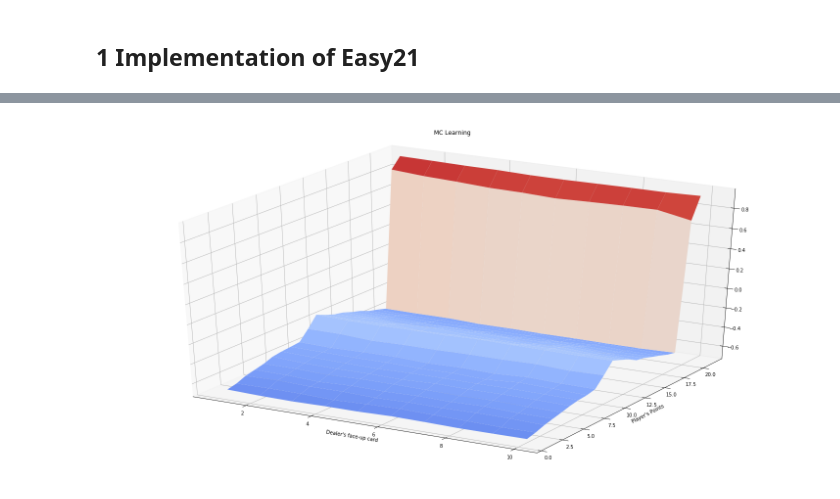
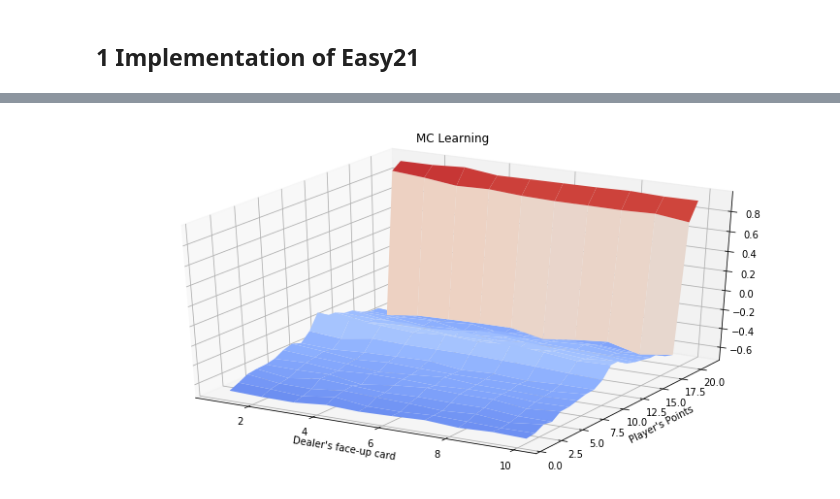
Before and after one commit to neo-pan/RL_notebook, a Jupyter notebook: Assignment_Easy21.ipynb, the cells around one changed output, grey strips where cells are left out. Drawn from its saved outputs; the diff is of its cells as text; code cells hidden in the pictures.

```diff
--- a/Assignment_Easy21.ipynb
+++ b/Assignment_Easy21.ipynb
@@ -180,3 +180,24 @@ def MC_Learning(MDP, episodes, policy, gamma = 1):
             V[s] += (G - V[s])/ N[s]
         episode += 1
     return V
+# %%
+def plot_value_function(V, title, fig = None, pos = None):
+    max_x = max(x[0] for x in V)
+    min_x = min(x[0] for x in V)
+    max_y = max(x[1] for x in V)
+    min_y = min(x[1] for x in V)
+
+    x = np.arange(min_x, max_x+1)           # 生成 x 坐标，表示玩家此刻的点数
+    y = np.arange(min_y, max_y+1)             # 生成 y 坐标，表示庄家的明牌
+    X, Y = np.meshgrid(x, y)        # 生成 meshgrid
+    # 画图
+    Z = np.apply_along_axis(lambda _: V[(_[0], _[1])], 2, np.dstack([X, Y]))
+    if fig is None:
+        fig = plt.figure(figsize=(10, 5))
+        ax = Axes3D(fig)
+    else:
+        ax = fig.add_subplot(pos, projection='3d')
+    ax.plot_surface(Y, X, Z, rstride=1, cstride=1, cmap=matplotlib.cm.coolwarm, vmin=-1, vmax=1)
+    ax.set_xlabel("Dealer's face-up card")
+    ax.set_ylabel("Player's Points")
+    fig.suptitle(title)
@@ -183,3 +210,3 @@ def MC_Learning(MDP, episodes, policy, gamma = 1):
 # %%
 env = Easy21()
-V = MC_Learning(env, 1000000, naive_policy)
+V = MC_Learning(env, 100000, naive_policy)
@@ -204,4 +213,4 @@ def plot_result(V, title):
 # %%
-plot_result(V, 'MC Learning')
+plot_value_function(V, 'MC Learning')
 # %% [output]
-[figure, old version]
+[figure, new version]
```
Also changed, not shown: parts of 11 cells of this notebook, 4 other files.
